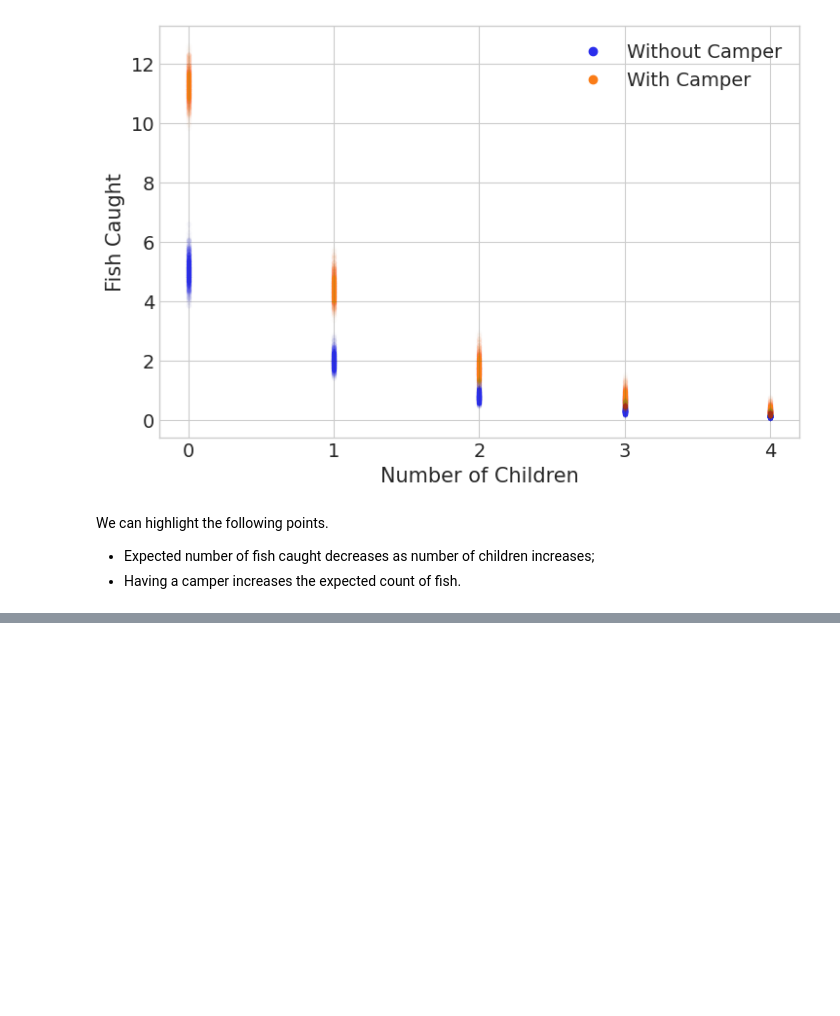
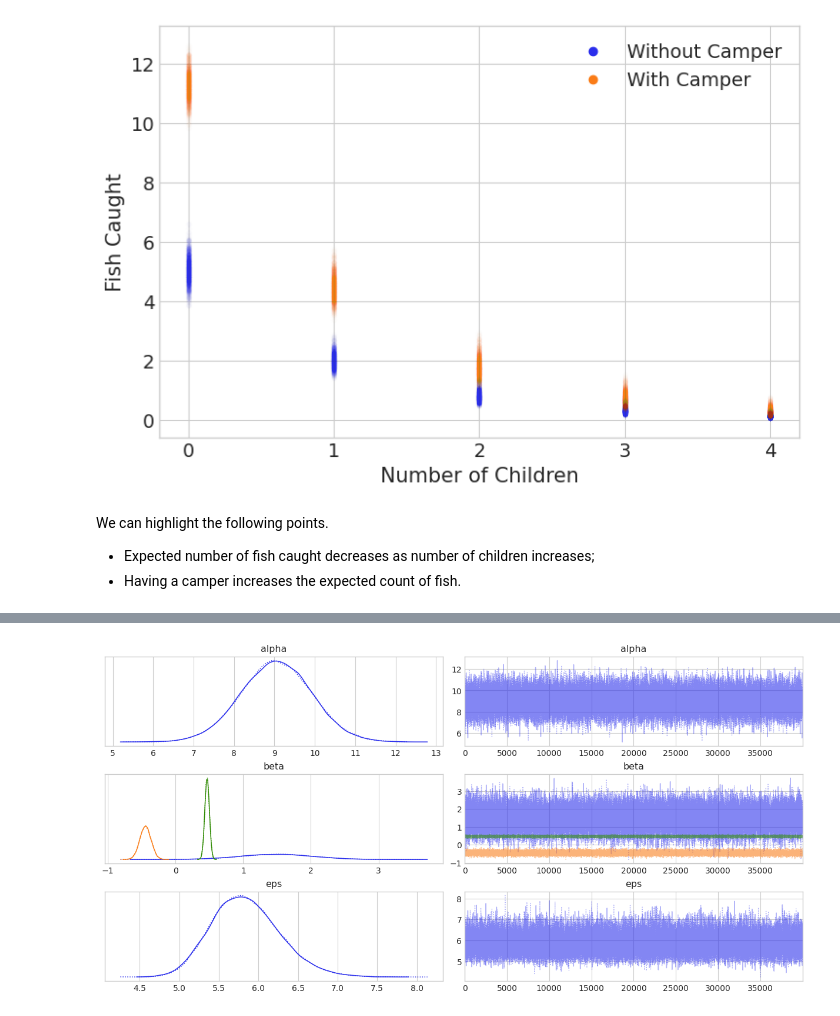
Before and after one commit to loreloc/bayesian-gp-regression, a Jupyter notebook: bayesian_learning.ipynb, the cells around one changed output, grey strips where cells are left out. Drawn from its saved outputs; the diff is of its cells as text; code cells hidden in the pictures; blank space fills up the shorter version.

```diff
--- a/bayesian_learning.ipynb
+++ b/bayesian_learning.ipynb
@@ -369,7 +372,7 @@ with pm.Model() as model:
     beta = pm.Normal('beta', mu=0, sd=5.0, shape=len(x_n))
 
     # Likelihood
-    mu = alpha + pm.math.dot(x_c, beta)
+    mu = alpha + tt.dot(x_c, beta)
     theta = pm.Deterministic('θ', tt.nnet.sigmoid(mu))
     bd = pm.Deterministic('bd', -alpha / beta[1] - beta[0] / beta[1] * x_c[:, 0])
     yl = pm.Bernoulli('yl', p=theta, observed=y)
@@ -542,0 +625,22 @@ We can highlight the following points.
+# %%
+# Apply the polynomial basis function
+basis_x = np.stack([x, x ** 2.0, x ** 3], axis=1)
+
+# Build a PyMC3 multivariate linear regression model
+with pm.Model() as model:
+    # Prior distributions
+    alpha = pm.Normal('alpha', mu=0.0, sd=10.0)
+    beta = pm.Normal('beta', mu=0.0, sd=3.0, shape=basis_x.shape[1])
+    eps = pm.HalfCauchy('eps', 5.0)
+
+    # Likelihood
+    mu = pm.Deterministic('mu', alpha + tt.dot(basis_x, beta))
+    y_pred = pm.Normal('y_pred', mu=mu, sd=eps, observed=y)
+
+# Sample from the posterior
+with model:
+    trace = pm.sample(
+        draws=40_000, tune=40_000,
+        chains=2, cores=2, random_seed=42,
+        return_inferencedata=True
+    )
@@ -542,0 +654,6 @@ We can highlight the following points.
+# %%
+# Plot the trace
+az.plot_trace(trace, var_names=['alpha', 'beta', 'eps'])
+plt.show()
+# %% [output]
+[figure, added]
```
Also changed, not shown: parts of 52 cells of this notebook.
